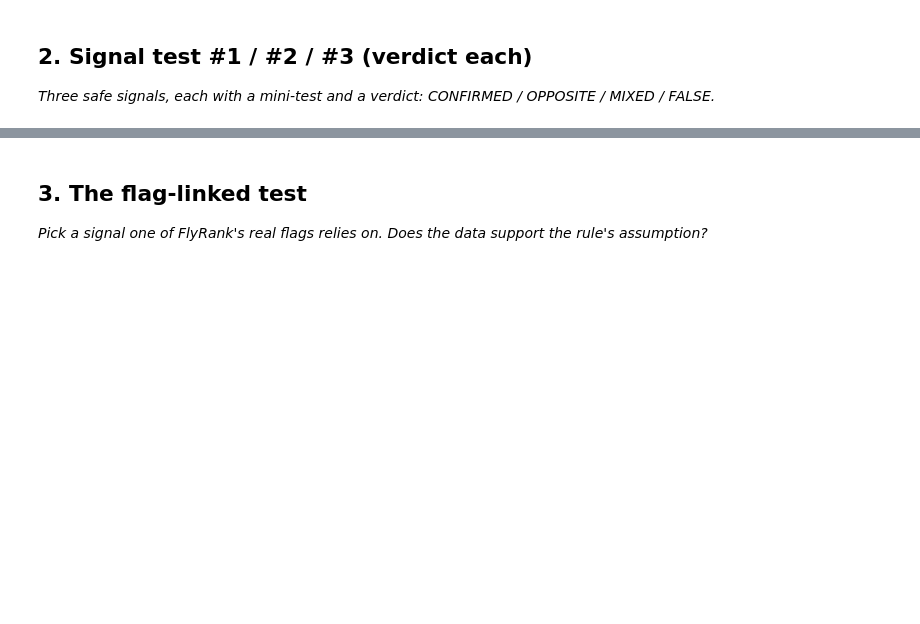
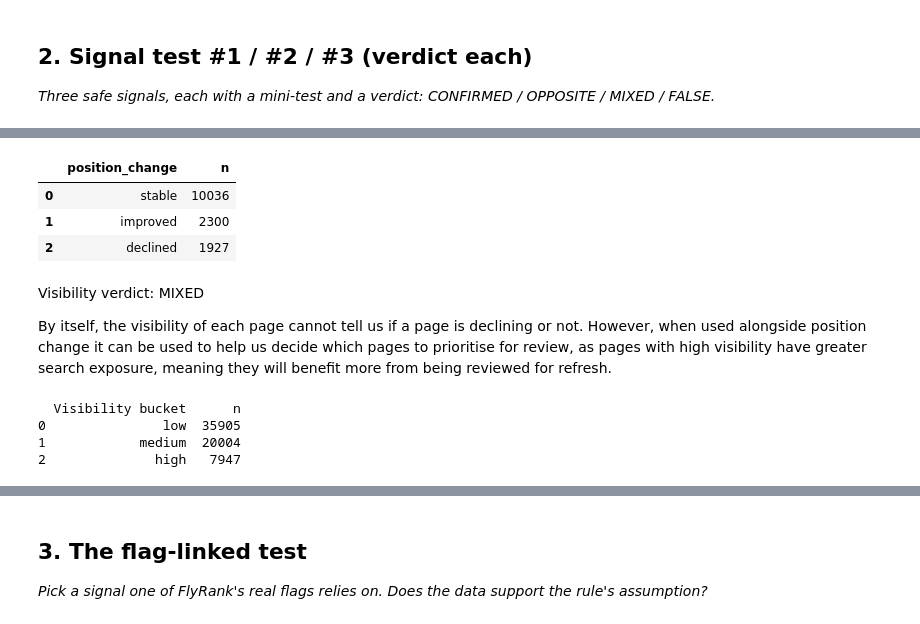
Before and after one commit to JasperOwen/flyrank-ml-internship, a Jupyter notebook: work/notebooks/w04_signal_audit.ipynb, the cells around one changed output, grey strips where cells are left out. Cells and saved outputs as stored; diff of their text form; code cells hidden in the pictures; blank space fills up the shorter version.

```diff
--- a/work/notebooks/w04_signal_audit.ipynb
+++ b/work/notebooks/w04_signal_audit.ipynb
@@ -15,0 +122,12 @@ This skeleton is yours to fill. Work the sections **in order** — each one has
+# %%
+def position_change_bucket(change):
+    if pd.isna(change):
+        return np.nan
+    elif change < 0:
+        return "improved"
+    elif change == 0:
+        return "stable"
+    else:
+        return "declined"
+
+page_performance["position_change"] = page_performance["tier_change"].apply(position_change_bucket)
@@ -20,3 +186,38 @@ This skeleton is yours to fill. Work the sections **in order** — each one has
 # %%
 # This cell is for CODE (numbers, a query, a check).
 # Write your text answer in the cell ABOVE this one — typing sentences here breaks Run All.
+position_signal_table = (
+    page_performance[page_performance["position_change"].notna()]
+    ["position_change"]
+    .value_counts()
+    .reset_index()
+)
+
+position_signal_table.columns = ["position_change", "n"]
+
+position_signal_table
+# %% [output]
+|  | position_change | n |
+| 0 | stable | 10036 |
+| 1 | improved | 2300 |
+| 2 | declined | 1927 |
+# %% [markdown]
+Visibility verdict: MIXED
+
+By itself, the visibility of each page cannot tell us if a page is declining or not. However, when used alongside position change it can be used to help us decide which pages to prioritise for review, as pages with high visibility have greater search exposure, meaning they will benefit more from being reviewed for refresh.
+# %%
+visibility_table = (
+    page_performance[page_performance["visibility_bucket"].notna()]
+    ["visibility_bucket"]
+    .value_counts()
+    .reset_index()
+)
+
+visibility_table.columns = ["Visibility bucket", "n"]
+
+print(visibility_table)
+# %% [output]
+  Visibility bucket      n
+0               low  35905
+1            medium  20004
+2              high   7947
```
Also changed, not shown: parts of 14 cells of this notebook.
